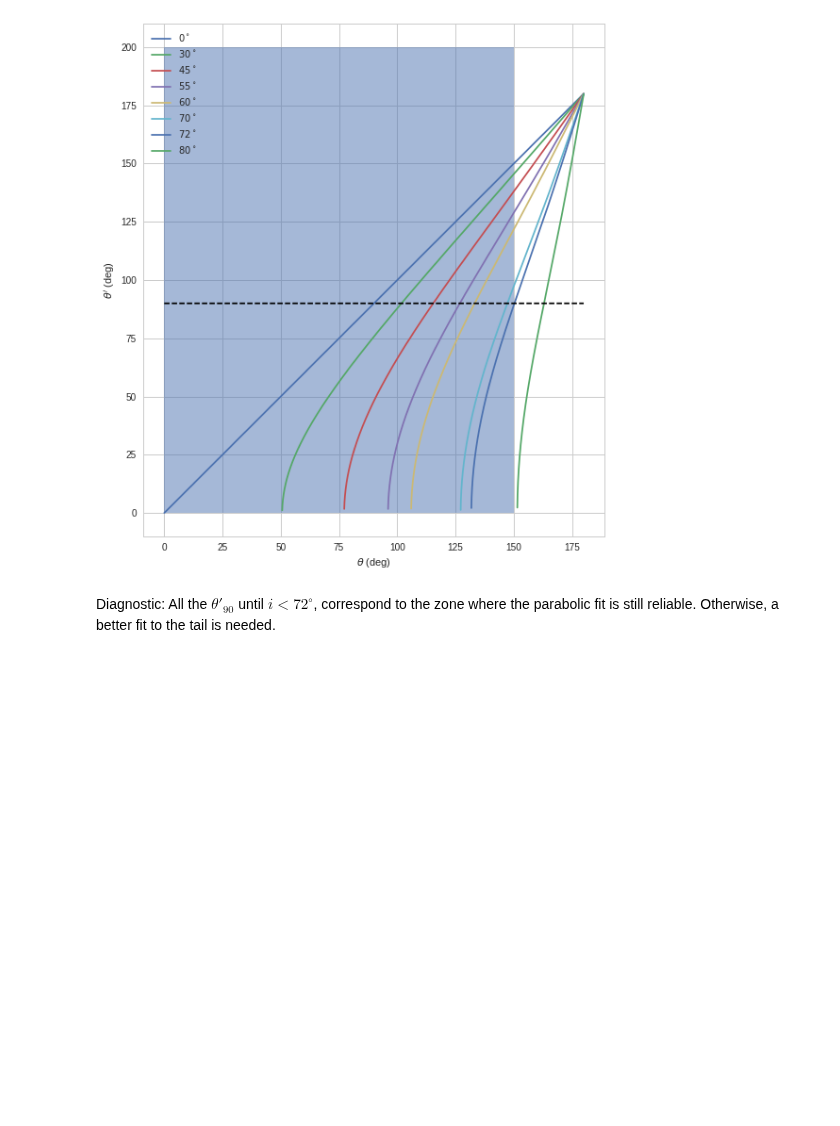
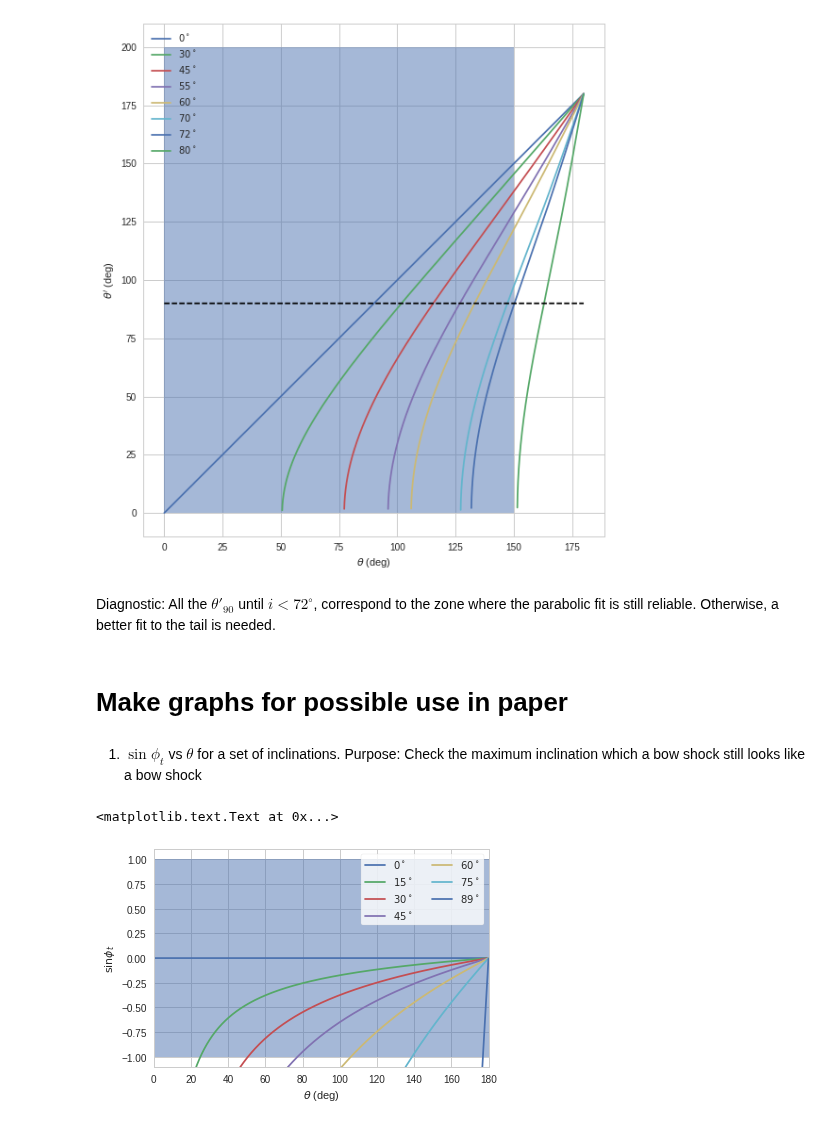
Before and after one commit to will-henney/bowshock-shape, a Jupyter notebook: CRW-shapes/Wilkin.ipynb, the cells around one changed output. Drawn from its saved outputs; the diff is of its cells as text; code cells hidden in the pictures; blank space fills up the shorter version.

Commit message:
Made some graphs I may need in quadrics paper.
Need to be completed

```diff
--- a/CRW-shapes/Wilkin.ipynb
+++ b/CRW-shapes/Wilkin.ipynb
@@ -154,3 +154,24 @@ f.set_size_inches(10, 10)
 [figure]
 # %% [markdown]
 Diagnostic: All the $\theta'_{90}$ until $i < 72^{\circ}$, correspond to the zone where the parabolic fit is still reliable. Otherwise, a better fit to the tail is needed.
+# %% [markdown]
+# Make graphs for possible use in paper
+# %% [markdown]
+1. $\sin\phi_t$ vs $\theta$ for a set of inclinations.
+    Purpose: Check the maximum inclination which a bow shock still looks like a bow shock
+# %%
+f2 = plt.figure()
+ax1 = f2.add_subplot(1, 1, 1)
+inclination = [0, 15, 30, 45, 60, 75, 89]
+for i in inclination:
+    sin_phit = np.tan(np.radians(i))*tan_alpha
+    ax1.plot(np.degrees(theta[:-1]), sin_phit, label=r"${}^\circ$".format(i))
+ax1.set_xlim(0, 180)
+ax1.set_ylim(-1.1, 1.1)
+ax1.legend(loc="best", ncol=2, frameon=True)
+ax1.fill_between([0, 180], -1, 1, alpha=0.5)
+ax1.set_xlabel(r"$\theta$ (deg)")
+ax1.set_ylabel(r"$\sin\phi_t$")
+# %% [output]
+<matplotlib.text.Text at 0x...>
+[figure, added]
```
Also changed, not shown: parts of 5 cells of this notebook.
